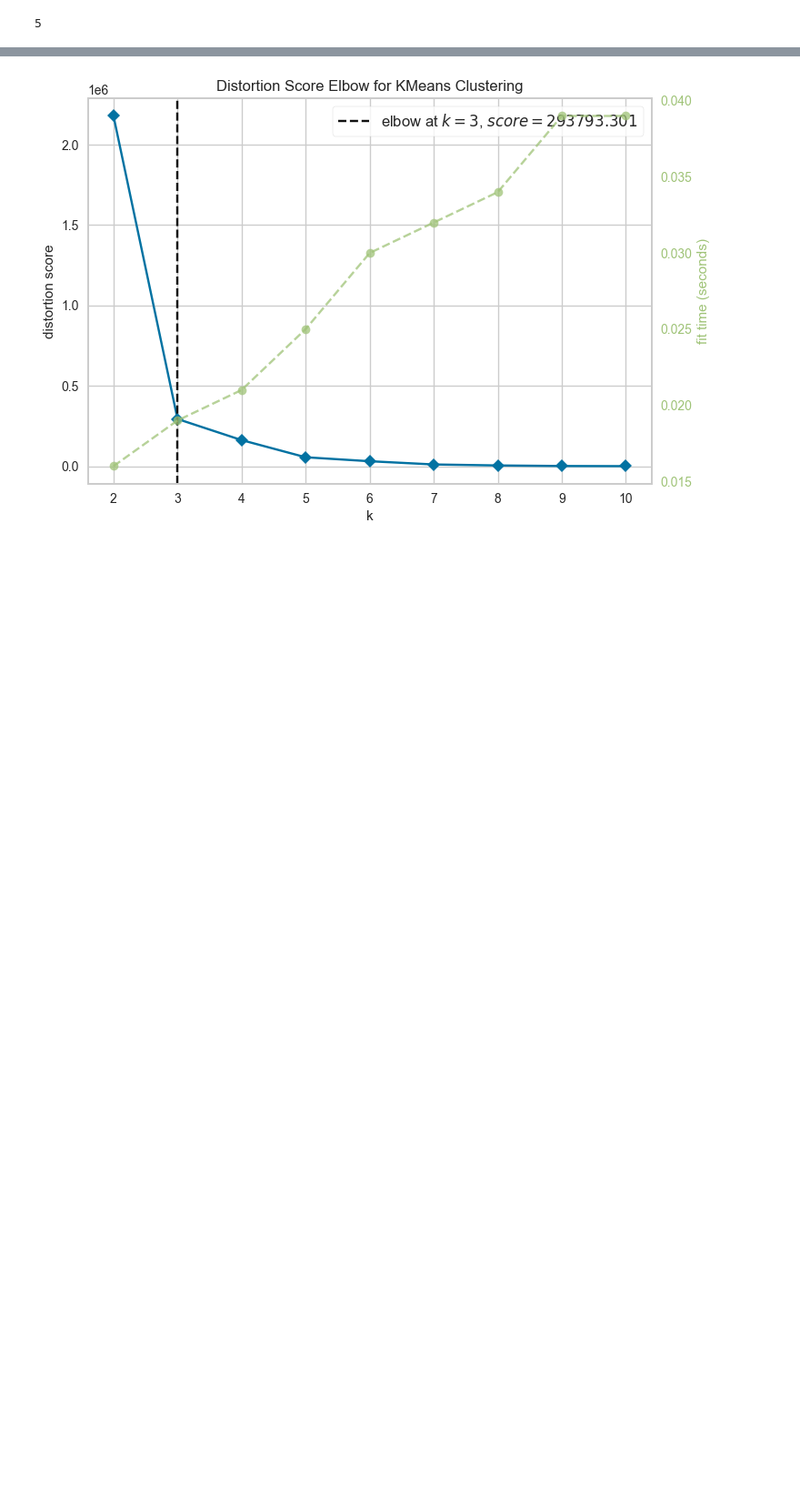
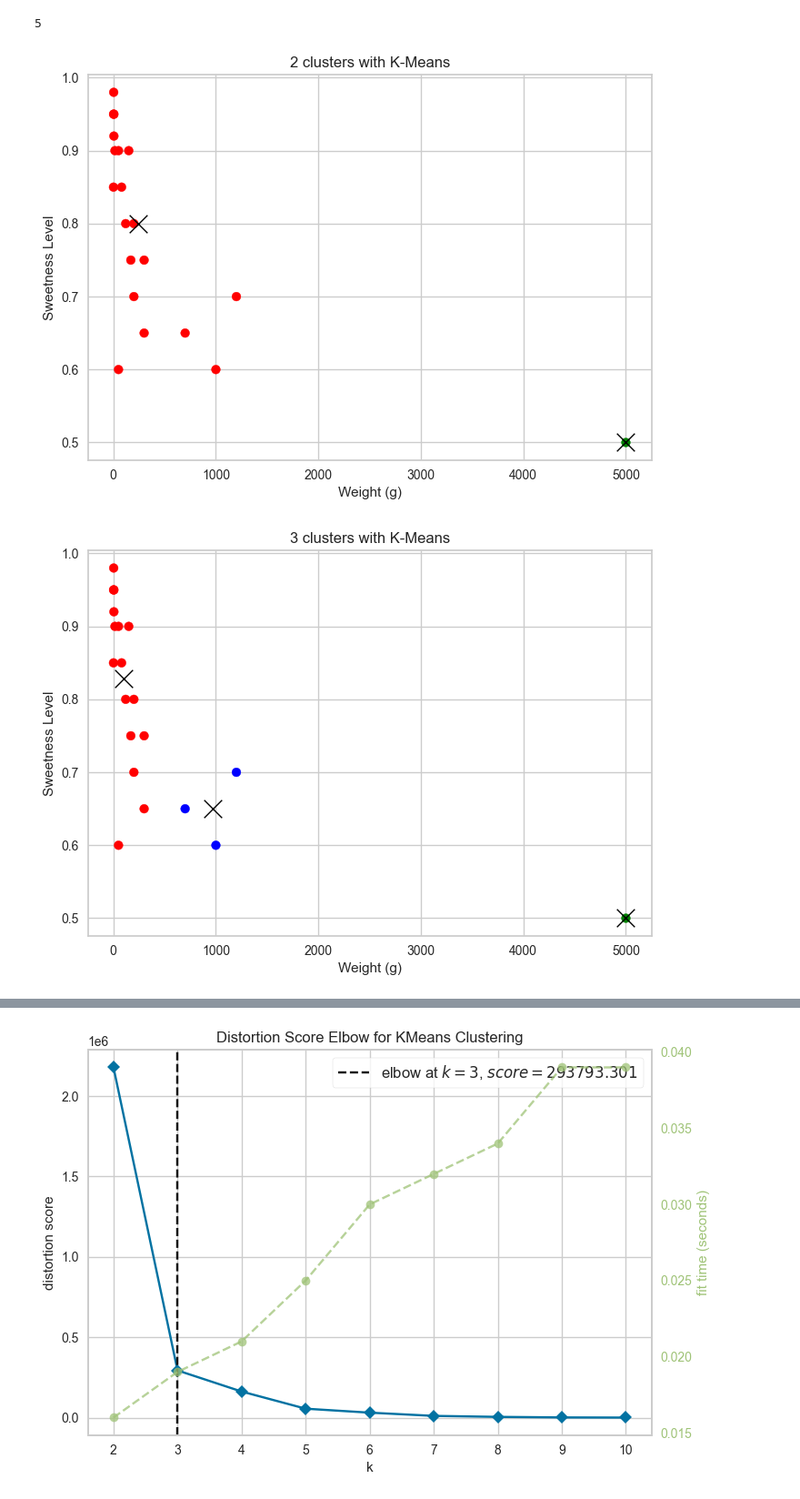
Before and after one commit to kalogeropo/data_mining_2023, a Jupyter notebook: data_minining_27_3_simple_clustering/data_mining_28_3_2023.ipynb, the cells around one changed output, grey strips where cells are left out. Shown: that part at 91% size. Cells and saved outputs as stored; diff of their text form; code cells hidden in the pictures; blank space fills up the shorter version.

Commit message:
clustering changes

```diff
--- a/data_minining_27_3_simple_clustering/data_mining_28_3_2023.ipynb
+++ b/data_minining_27_3_simple_clustering/data_mining_28_3_2023.ipynb
@@ -148,3 +148,28 @@ for k in range(2,6):
 4
 [figure]
 5
+# %%
+for k in range(2,6):
+    kmeans = KMeans(n_clusters=k,n_init=10)
+    kmeans.fit(X)
+
+    labels = kmeans.labels_
+
+    colors = ['red', 'green', 'blue','yellow','black','magenda']
+    fruits['Graph_Color'] = [colors[label] for label in labels]
+    plt.scatter(fruits['Weight'], fruits['Sweetness'], c=fruits['Graph_Color'])
+    #print(fruits)
+
+    centroids = kmeans.cluster_centers_
+    plt.scatter(centroids[:, 0], centroids[:, 1], marker='x', s=200, linewidths=1, color='black')
+
+    # Add labels to the plot
+    plt.xlabel('Weight (g)')
+    plt.ylabel('Sweetness Level')
+    plt.title(f'{k} clusters with K-Means')
+
+    # Show the plot
+    plt.show()
+# %% [output]
+[figure, added]
+[figure, added]
```
Also changed, not shown: parts of 1 cell of this notebook.
